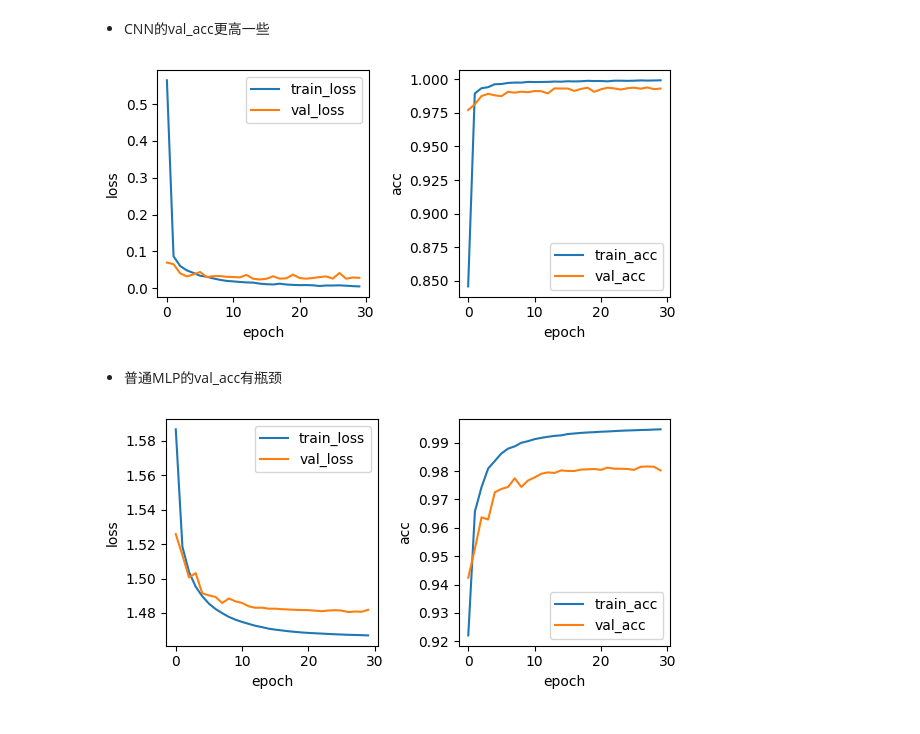
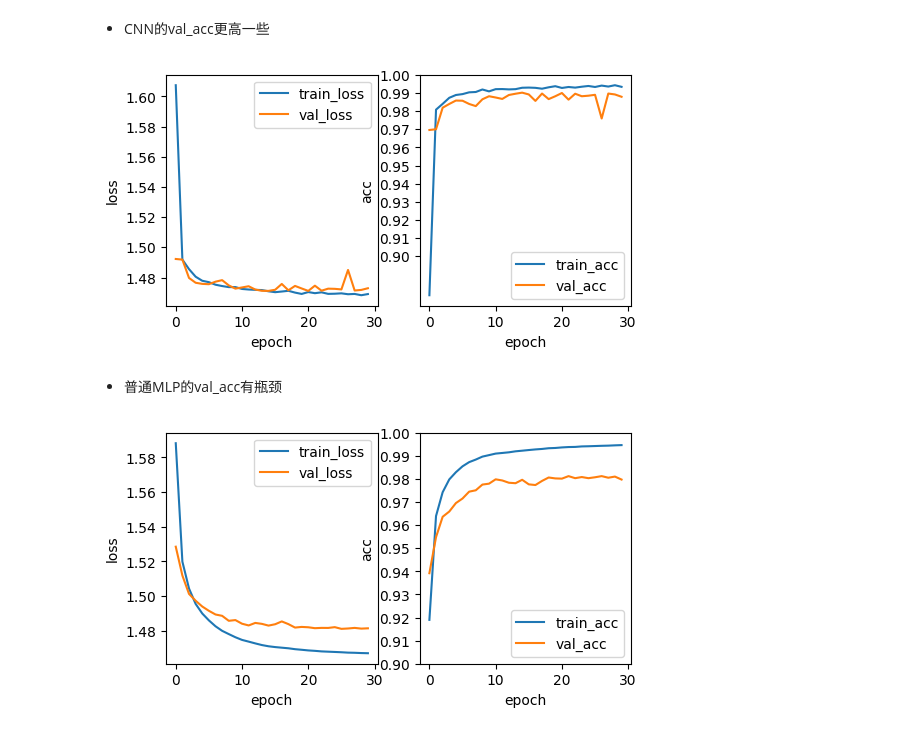
Before and after one commit to zhaoy2020/OnlineLibrary, a Jupyter notebook: 004-ML&DL/002-Deep Learning/000 《深度学习框架-Pytorch-Tensorflow-Jax》/Learn-Pytorch-CNN.ipynb, the cells around one changed output. Drawn from its saved outputs; the diff is of its cells as text; code cells hidden in the pictures.

```diff
--- a/004-ML&DL/002-Deep Learning/000 《深度学习框架-Pytorch-Tensorflow-Jax》/Learn-Pytorch-CNN.ipynb
+++ b/004-ML&DL/002-Deep Learning/000 《深度学习框架-Pytorch-Tensorflow-Jax》/Learn-Pytorch-CNN.ipynb
@@ -190,7 +190,7 @@ train_step(epoches=30, Net=Net)
 # %%
 def train_step1(epoches=10, Net=Net, batch_size=128):
     device = 'cuda[0]' if torch.cuda.is_available() else 'cpu'
-    net = Net().to(device)
+    net = Net.to(device)
     loss_fn = nn.CrossEntropyLoss()
     opt = torch.optim.SGD(params=net.parameters(), lr=0.5)
     # epoches = 100
@@ -210,6 +210,7 @@ def train_step1(epoches=10, Net=Net, batch_size=128):
             plt.plot(train_loss_list, label='train_loss')
             plt.plot(val_loss_list, label='val_loss')
             plt.legend()
+            # plt.xlim([0, epoches])
             plt.xlabel('epoch')
             plt.ylabel('loss')
 
@@ -217,10 +218,14 @@ def train_step1(epoches=10, Net=Net, batch_size=128):
             plt.plot(train_acc_list, label='train_acc')
             plt.plot(val_acc_list, label='val_acc')
             plt.legend()
+            # plt.xlim([0, epoches])
+            # plt.ylim(0, 1)
+            # plt.yticks(torch.arange(0, 1, 0.1).item())
+            plt.yticks(torch.arange(0.9, 1+0.01, 0.01).numpy())
             plt.xlabel('epoch')
             plt.ylabel('acc')
 
-            plt.tight_layout()
+            # plt.tight_layout()
 
             display.display(fig)
             display.clear_output(wait=True)
@@ -283,28 +288,30 @@ def train_step1(epoches=10, Net=Net, batch_size=128):
 # %%
 import torch.nn.functional as F
 
 # 定义简单的CNN模型
 class SimpleCNN(nn.Module):
     def __init__(self):
         super(SimpleCNN, self).__init__()
         self.conv1 = nn.Conv2d(1, 10, kernel_size=5)
         self.conv2 = nn.Conv2d(10, 20, kernel_size=5)
         self.fc1 = nn.Linear(320, 50)  # 320是通过计算得到的
         self.fc2 = nn.Linear(50, 10)
         self.sf = nn.Softmax()
 
     def forward(self, x):
         x = F.relu(F.max_pool2d(self.conv1(x), 2))
         x = F.relu(F.max_pool2d(self.conv2(x), 2))
         x = x.view(-1, 320)  # 展平
         x = F.relu(self.fc1(x))
         x = self.fc2(x)
         x = self.sf(x)
         return x
 
-train_step1(epoches=30, Net=CNN)
+simplecnn = SimpleCNN()
+
+train_step1(epoches=30, Net=simplecnn)
 # %% [output]
-[figure, old version]
+[figure, new version]
 # %% [markdown]
 - 普通MLP的val_acc有瓶颈
 # %%
@@ -323,6 +330,8 @@ class Net(nn.Module):
     def forward(self, X):
         return self.network(X)
 
-train_step1(epoches=30, Net=Net)
+net = Net()
+
+train_step1(epoches=30, Net=net)
 # %% [output]
-[figure, old version]
+[figure, new version]
```
Also changed, not shown: parts of 3 cells of this notebook, 10 other files.
